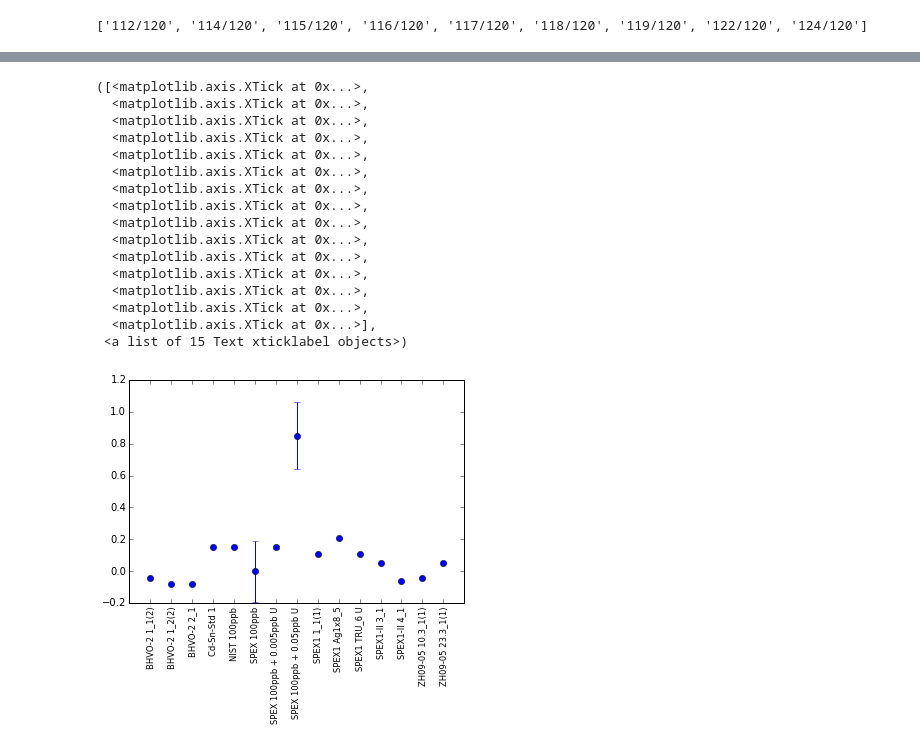
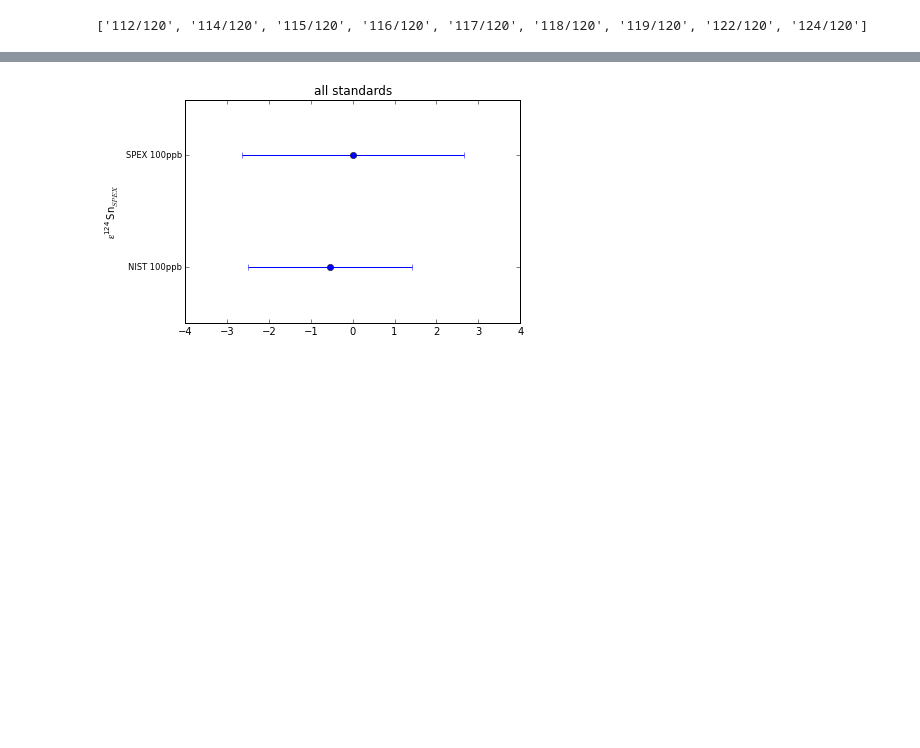
Before and after one commit to Marfster/NU_Plasma, a Jupyter notebook: Nu Plasma Evaluation - internal norm.ipynb, the cells around one changed output, grey strips where cells are left out. Drawn from its saved outputs; the diff is of its cells as text; code cells hidden in the pictures; blank space fills up the shorter version.

```diff
--- a/Nu Plasma Evaluation - internal norm.ipynb
+++ b/Nu Plasma Evaluation - internal norm.ipynb
@@ -216,7 +238,8 @@ show(dataplot)
 # %%
-sub_index = df_internal_norm_mean[(df_internal_norm_mean["sample"].shift(1) == df_internal_norm_mean["sample"].shift(-1)) & (df_internal_norm_mean["sample"].shift(1) == "SPEX 100ppb")].index
-corr_values = df_external_norm_mean[(df_external_norm_mean["118/120"] >= 0.74289)]
-#corr_values = df_internal_norm_mean
+sub_index = df_internal_norm_mean[(df_internal_norm_mean["sample"].shift(1) == df_internal_norm_mean["sample"].shift(-1)) & (df_internal_norm_mean["sample"].shift(1) == "NIST 100ppb")].index
+#corr_values = df_internal_norm_mean[(df_external_norm_mean >= 0.74289)]
+#corr_values = df_internal_norm_mean[:"20150110 10:00"]
+corr_values = df_std
 sample = corr_values["sample"]
 std_mean = corr_values[(corr_values["sample"] == "SPEX 100ppb")].mean()
 new = corr_values[corr_values.columns[corr_values.dtypes != 'object']]
@@ -225,10 +248,14 @@ new = corr_values[corr_values.columns[corr_values.dtypes != 'object']]
 #print std_mean
 epsilon =  ((new / std_mean)-1)*10000
 #new["sample"] = sample
-#epsilon =  ((new / ((new.shift(1) + new.shift(-1))/2))-1)*10000
+#epsilon_NIST =  ((new / ((new.shift(1) + new.shift(-1))/2))-1)*10000
+#epsilon_2 = ((new / ((new.shift(2) + new.shift(-2))/2))-1)*10000
+#epsilon["sample"] = sample
 epsilon["sample"] = sample
 
-#epsilon = epsilon[new.index.isin(sub_index)]
+#epsilon_NIST = epsilon_NIST[new.index.isin(sub_index)]
 #new[new.sample != "NIST 100ppb"]
+#epsilon2 = epsilon_2.ix[2:-4,:][epsilon_2["sample"] == "SPEX 100ppb"]
+#epsilon_comp = epsilon.append(epsilon2, ignore_index=True)
 epsilon
 # %% [output]
@@ -255,7 +286,8 @@ def SD2(x):
     SD2 = np.std(x) * 2
     return SD2
 
-epsilon = epsilon.drop(["112", "114", "115", "116", "117", "118", "119", "120", "122", "124"], axis = 1)
+#epsilon = epsilon.drop(["112", "114", "115", "116", "117", "118", "119", "120", "122", "124"], axis = 1)
+epsilon = epsilon.drop(["118"], axis = 1)
 epsilon_sum = np.round(epsilon.groupby("sample").agg([np.mean, SD2, np.size]), decimals=2)
 epsilon_sum
 # %% [output]
@@ -281,24 +300,13 @@ epsilon_sum
 # %%
 x = range(1, len(epsilon_sum.index)+1)
-plot(errorbar(x, epsilon_sum["119/120"]["mean"], yerr = epsilon_sum["119/120"]["SD2"], ls='none', marker="o")
-xticks(x, epsilon_sum.index, size='small', rotation=90)
+errorbar(epsilon_sum["124/120"]["mean"], x, xerr = epsilon_sum["124/120"]["SD2"], ls='none', marker="o")
+title("all standards")
+xlim([-4, 4])
+ylim([0.5, 2.5])
+yticks(x, epsilon_sum.index, size='small', rotation=0)
+ylabel(r'$\mathregular{\epsilon^{124}}$Sn$_{SPEX}$')
+savefig(path_sav+"epsilon_124_stds.pdf", bbox_inches='tight')
 # %% [output]
-([<matplotlib.axis.XTick at 0x...>,
-  <matplotlib.axis.XTick at 0x...>,
-  <matplotlib.axis.XTick at 0x...>,
-  <matplotlib.axis.XTick at 0x...>,
-  <matplotlib.axis.XTick at 0x...>,
-  <matplotlib.axis.XTick at 0x...>,
-  <matplotlib.axis.XTick at 0x...>,
-  <matplotlib.axis.XTick at 0x...>,
-  <matplotlib.axis.XTick at 0x...>,
-  <matplotlib.axis.XTick at 0x...>,
-  <matplotlib.axis.XTick at 0x...>,
-  <matplotlib.axis.XTick at 0x...>,
-  <matplotlib.axis.XTick at 0x...>,
-  <matplotlib.axis.XTick at 0x...>,
-  <matplotlib.axis.XTick at 0x...>],
- <a list of 15 Text xticklabel objects>)
-[figure, old version]
+[figure, new version]
 # %%
 x = range(1, len(epsilon["sample"])+1)
```
Also changed, not shown: parts of 27 cells of this notebook, 2 other files.
